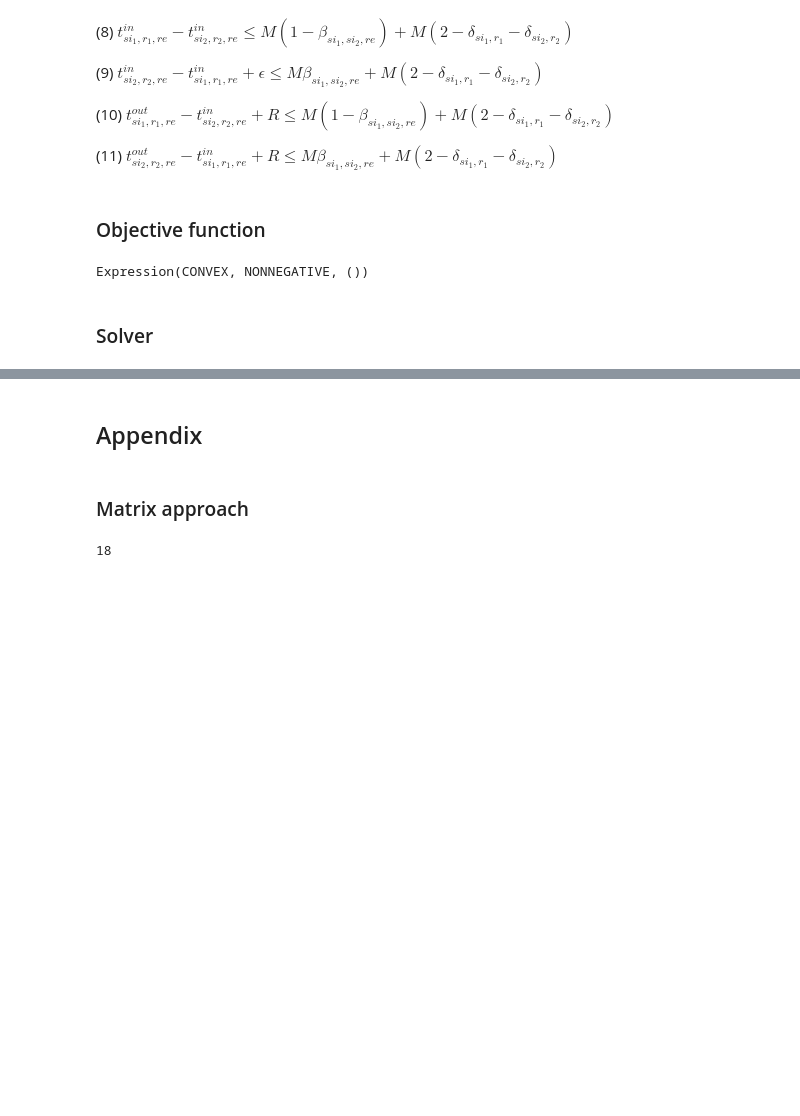
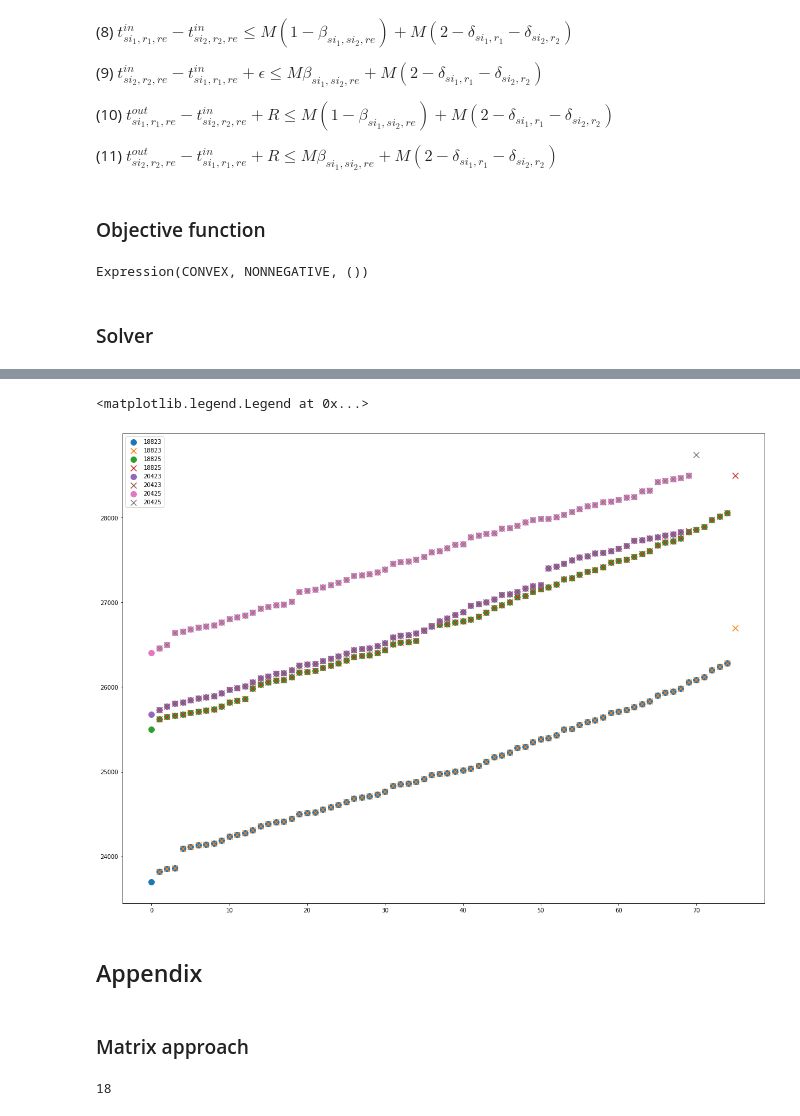
Before and after one commit to kharik04/msckharik04, a Jupyter notebook: route_graph.ipynb, the cells around one changed output, grey strips where cells are left out. Saved outputs shown, nothing was run; the diff lists cells and outputs as text; code cells hidden in the pictures; blank space fills up the shorter version.

```diff
--- a/route_graph.ipynb
+++ b/route_graph.ipynb
@@ -403,9 +379,9 @@ for si in si_list:
                 cs.append(tcon)
             i+=1
 #load (3)
+M=max(Mmrtmst)
 i = 0
 j = 0
-M = 10000000
 for si, si_id in zip(si_list, service_intentions):
     for r in si:
         for rs in r:
@@ -419,7 +395,6 @@ for si, si_id in zip(si_list, service_intentions):
                     if 'minimum_running_time' in edge_data:
                         mrt = isodate.parse_duration(edge_data['minimum_running_time']).seconds
 
-
                     tcon = (tout[i] - tin[i] >= mst+mrt - M*(1-deltas[j]))
                     cs.append(tcon)
 
@@ -429,6 +404,7 @@ for si, si_id in zip(si_list, service_intentions):
 #load (4)
 i = 0
 j = 0
+M=max(MEarIn)
 for si, si_id in zip(si_list, service_intentions):
     for r in si:
         for rs in r:
@@ -446,6 +422,7 @@ for si, si_id in zip(si_list, service_intentions):
 #load (5)
 i = 0
 j = 0
+M=max(MEarOut)
 for si, si_id in zip(si_list, service_intentions):
     for r in si:
         for rs in r:
@@ -484,6 +461,7 @@ for si in paths:
 i = 0
 eps = 0
 R = 30
+M = 10000
 for (si1, si2, e) in betaindex:
     deltaidx1 = delta_index_by_edge[si1][e]
     deltaidx2 = delta_index_by_edge[si2][e]
@@ -568,9 +546,6 @@ prob.solve(solver = 'MOSEK', verbose = True)
-# %%
-for tag,v in zip(['tin', 'tout', 'x', 'delta'],[tin, tout, xs, deltas]):
-    for e in v:
-        pass
-        #print(tag, e.value)
 # %%
 deltas = deltas.value
 tin = tin.value
 tout = tout.value
+xs = xs.value
+betas = betas.value
@@ -580,11 +691,16 @@ AttributeError: 'numpy.ndarray' object has no attribute 'value'
 ad_paths = np.where(deltas==1)[0]
 # %%
 paths_flat = []
+timetable = {}
 for si in paths:
     paths_flat += paths[si]
 for (si,ad_path) in zip(service_intentions, ad_paths):
     p = paths_flat[ad_path]
+    timetable[si] = {'tin': [], 'tout':[]}
     for idx,e in zip(get_index_by_delta[ad_path],p):
+        timetable[si]['tin'].append((tin[idx]))
+        timetable[si]['tout'].append((tout[idx]))
+
         print(f'si: {si}, edge: {e}, tin: {sec_to_str(tin[idx])}, tout: {sec_to_str(tout[idx])}')
         #print(route_graphs[si].edges[e])
 # %% [output]
@@ -605,3 +726,13 @@ si: 113, edge: ('(M4)', '(14_end)'), tin: 08:15:28, tout: 08:16:00
+# %%
+plt.figure(figsize = (20,15))
+s=100
+for si in timetable:
+    plt.scatter(range(len(timetable[si]['tin'])),timetable[si]['tin'], marker = 'o', label = si, s=s)
+    plt.scatter(range(1,len(timetable[si]['tout'])+1),timetable[si]['tout'], marker = 'x', label = si, s=s)
+plt.legend()
+# %% [output]
+<matplotlib.legend.Legend at 0x...>
+[figure, added]
 # %% [markdown]
 ## Appendix
 # %% [markdown]
```
Also changed, not shown: parts of 16 cells of this notebook, 1 other file.
